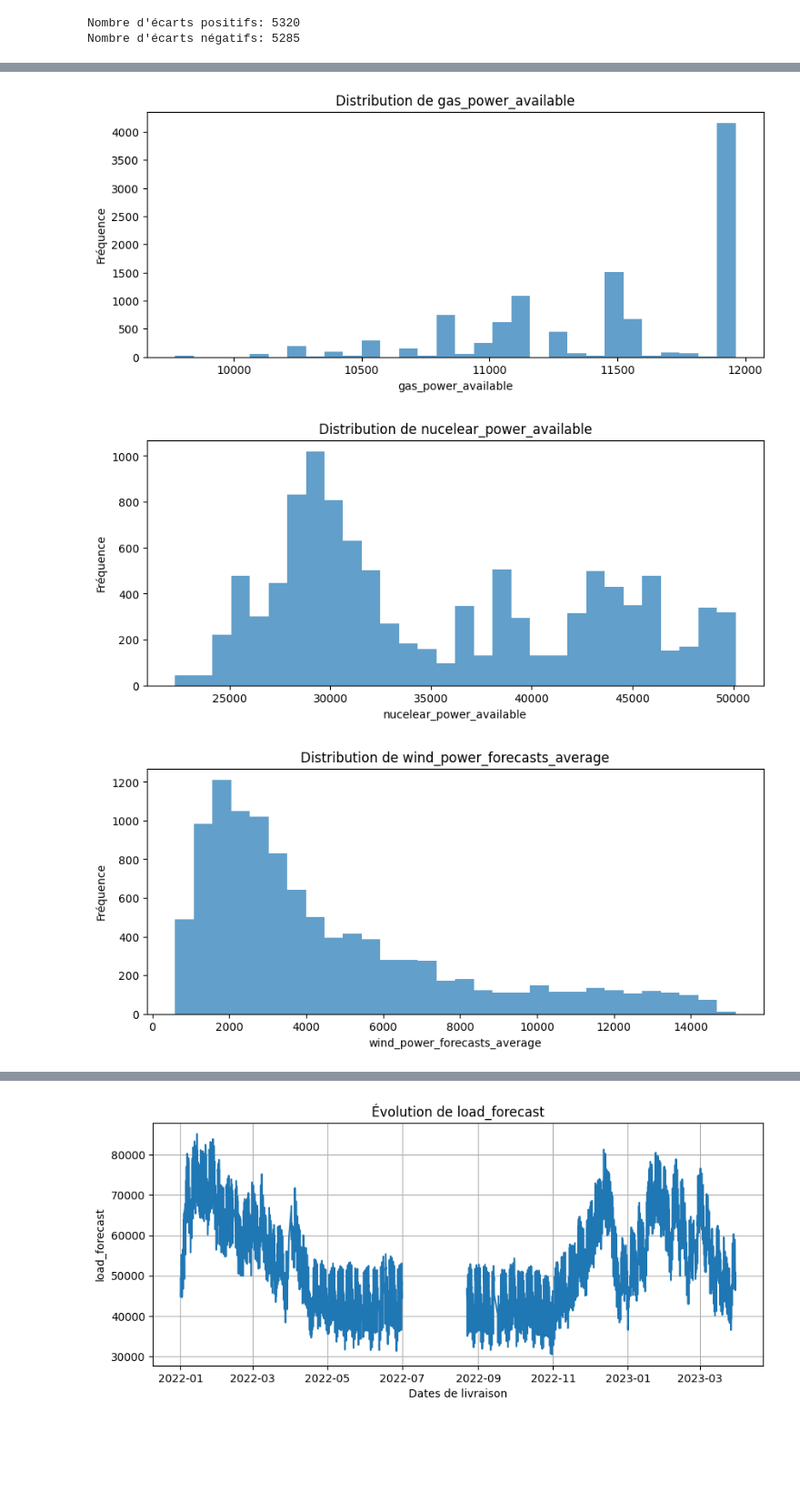
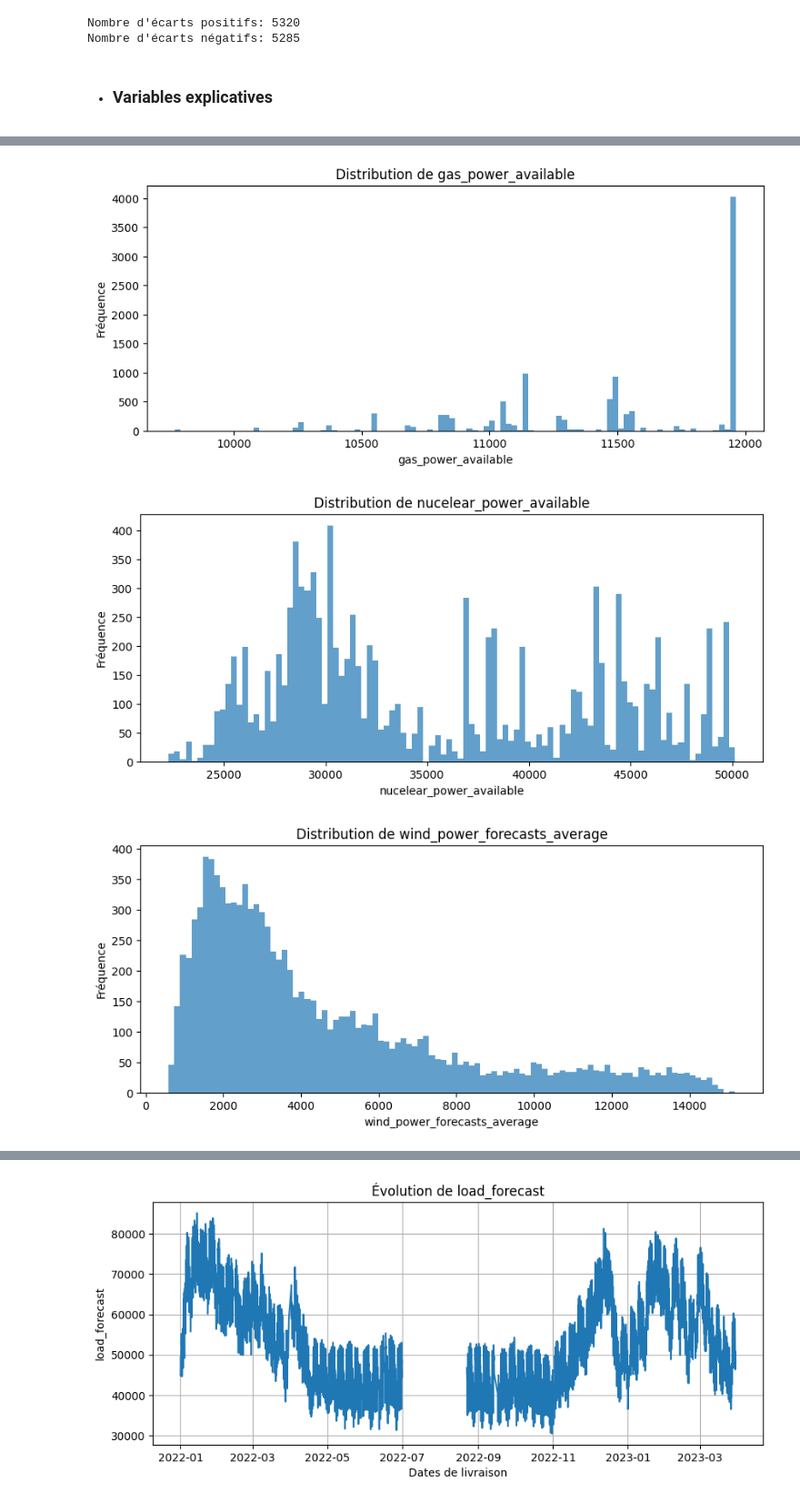
Before and after one commit to cyprien44/Projet_ML_electricity, a Jupyter notebook: Projet_ML.ipynb, the cells around one changed output, grey strips where cells are left out. Shown at 91% size. Drawn from its saved outputs; the diff is of its cells as text; code cells hidden in the pictures; blank space fills up the shorter version.

```diff
--- a/Projet_ML.ipynb
+++ b/Projet_ML.ipynb
@@ -115,6 +123,8 @@ print("Nombre d'écarts négatifs:", ecart_counts['Négatif'])
 [figure]
 Nombre d'écarts positifs: 5320
 Nombre d'écarts négatifs: 5285
+# %% [markdown]
+* ###  Variables explicatives
 # %%
 # Liste des variables numériques (ajustez cette liste selon vos variables)
 numeric_vars = ['load_forecast', 'coal_power_available', 'gas_power_available', 'nucelear_power_available', 'wind_power_forecasts_average', 'solar_power_forecasts_average', 'wind_power_forecasts_std', 'solar_power_forecasts_std']
@@ -122,7 +132,7 @@ numeric_vars = ['load_forecast', 'coal_power_available', 'gas_power_available',
 # Créer des histogrammes pour les variables numériques
 for var in numeric_vars:
     plt.figure(figsize=(10, 4))
-    plt.hist(X_train[var].dropna(), bins=30, alpha=0.7)
+    plt.hist(X_train[var].dropna(), bins=100, alpha=0.7)
     plt.title(f'Distribution de {var}')
     plt.xlabel(var)
     plt.ylabel('Fréquence')
@@ -133,3 +143,3 @@ for var in numeric_vars:
-[figure, old version]
+[figure, new version]
-[figure, old version]
+[figure, new version]
-[figure, old version]
+[figure, new version]
```
Also changed, not shown: parts of 7 cells of this notebook.
